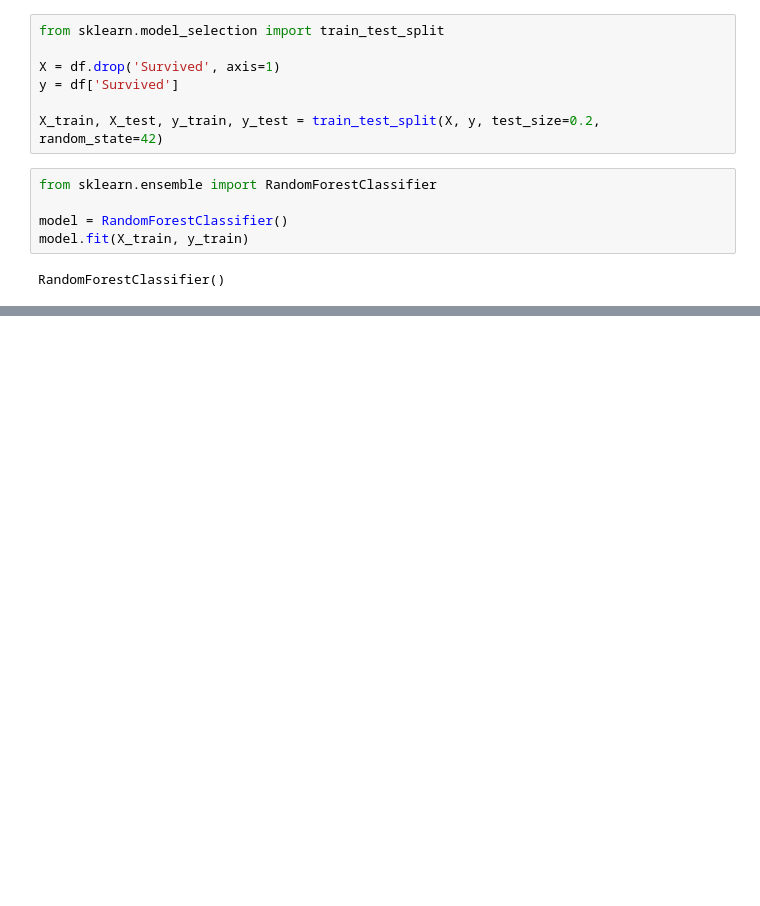
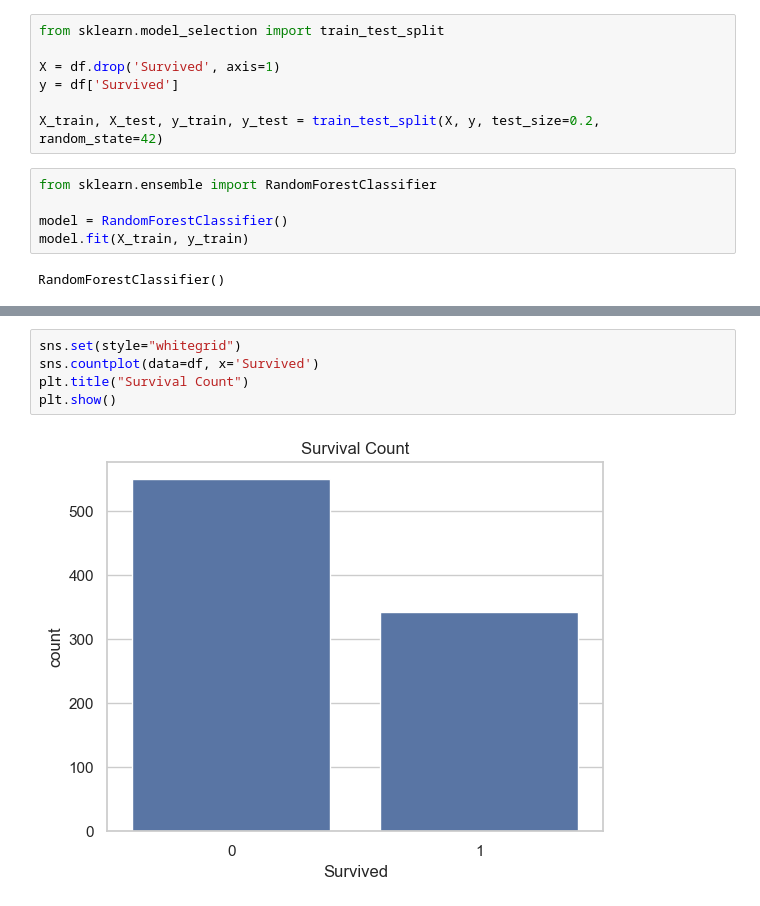
Before and after one commit to derpadev/ml-beginner-project, a Jupyter notebook: phase1.ipynb, the cells around one changed output, grey strips where cells are left out. Drawn from its saved outputs; the diff is of its cells as text; blank space fills up the shorter version.

```diff
--- a/phase1.ipynb
+++ b/phase1.ipynb
@@ -63,0 +64,7 @@ accuracy_score(y_test, y_pred)
+# %%
+sns.set(style="whitegrid")
+sns.countplot(data=df, x='Survived')
+plt.title("Survival Count")
+plt.show()
+# %% [output]
+[figure, added]
```
Also changed, not shown: parts of 1 cell of this notebook.
